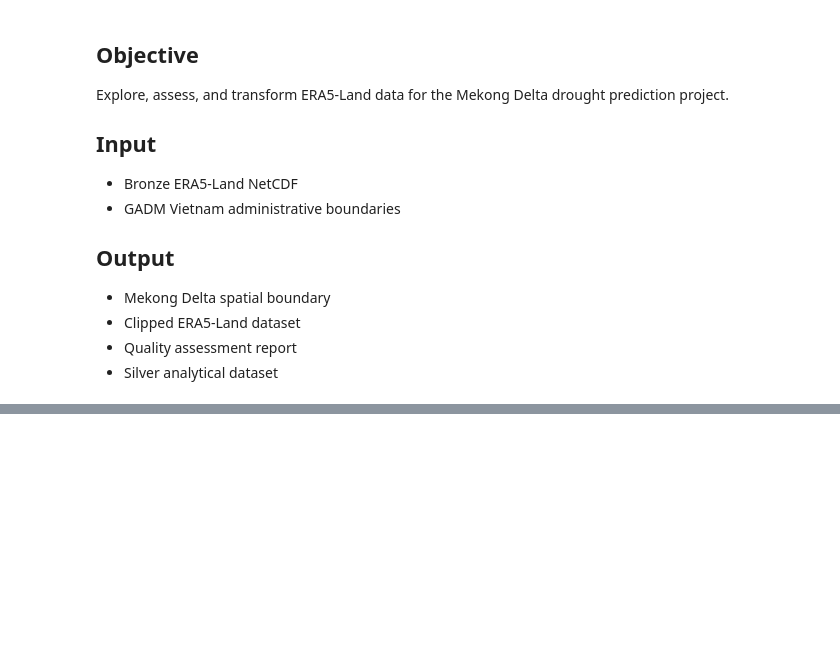
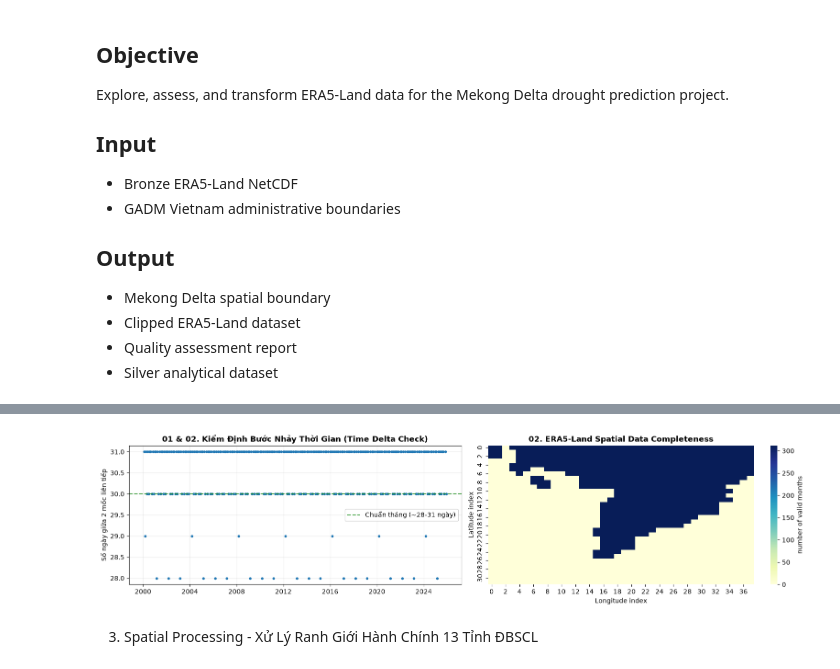
Before and after one commit to TThuyTrang/Drought-Prediction, a Jupyter notebook: notebooks/02_silver_transformation.ipynb, the cells around one changed output, grey strips where cells are left out. Saved outputs shown, nothing was run; the diff lists cells and outputs as text; code cells hidden in the pictures; blank space fills up the shorter version.

```diff
--- a/notebooks/02_silver_transformation.ipynb
+++ b/notebooks/02_silver_transformation.ipynb
@@ -1673,0 +253,26 @@ print(json.dumps(bronze_metadata, indent=2, ensure_ascii=False))
+# %%
+# ==========================================
+# 2. CODE TRỰC QUAN HÓA (VISUALIZATION)
+# ==========================================
+fig, axes = plt.subplots(1, 2, figsize=(16, 4))
+
+# Graph 1: Kiểm tra tính liên tục chuỗi thời gian
+axes[0].plot(ds.valid_time.values[1:], time_diffs, color="#1f77b4", marker="o", markersize=3, linestyle="")
+axes[0].axhline(30, color="green", linestyle="--", alpha=0.7, label="Chuẩn tháng (~28-31 ngày)")
+axes[0].set_title("01 & 02. Kiểm Định Bước Nhảy Thời Gian (Time Delta Check)", fontweight="bold")
+axes[0].set_ylabel("Số ngày giữa 2 mốc liên tiếp")
+axes[0].legend()
+axes[0].grid(alpha=0.25)
+
+# Graph 2: Heatmap ma trận ô lưới thô
+grid_matrix = ds["t2m"].notnull().sum(dim="valid_time")
+sns.heatmap(grid_matrix, ax=axes[1], cmap="YlGnBu", vmin=0, vmax=312, cbar_kws={"label": "number of valid months"})
+axes[1].set_title("02. ERA5-Land Spatial Data Completeness", fontweight="bold")
+axes[1].set_xlabel("Longitude index")
+axes[1].set_ylabel("Latitude index")
+plt.tight_layout()
+plt.show()
+# %% [output]
+[figure, added]
+# %% [markdown]
+3. Spatial Processing - Xử Lý Ranh Giới Hành Chính 13 Tỉnh ĐBSCL
```
Also changed, not shown: parts of 96 cells of this notebook, 19 other files.
